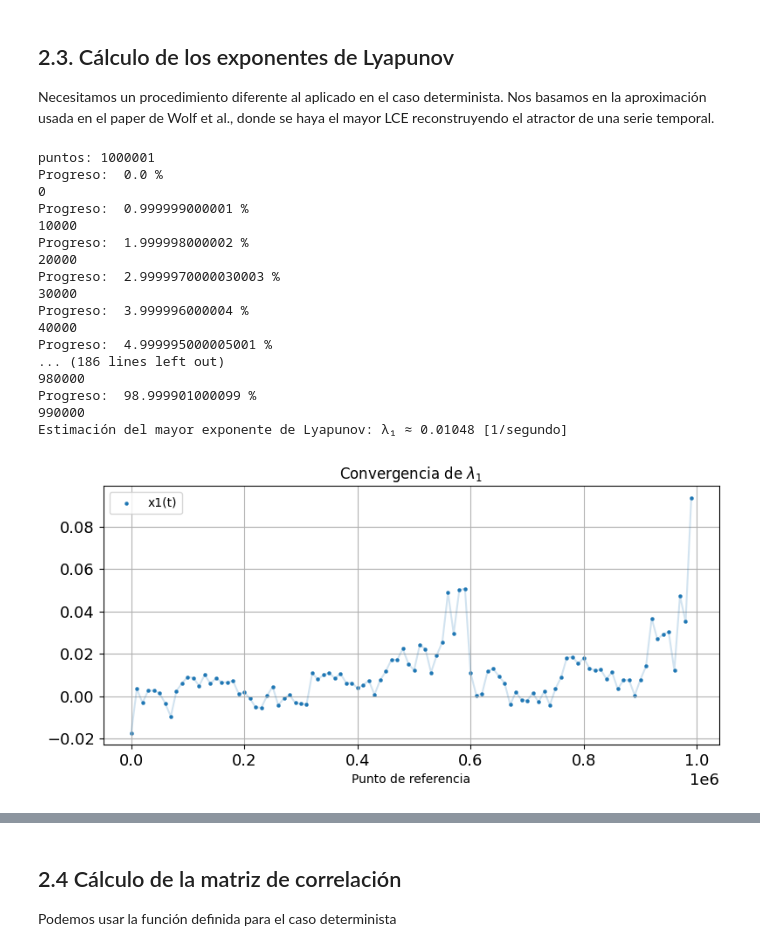
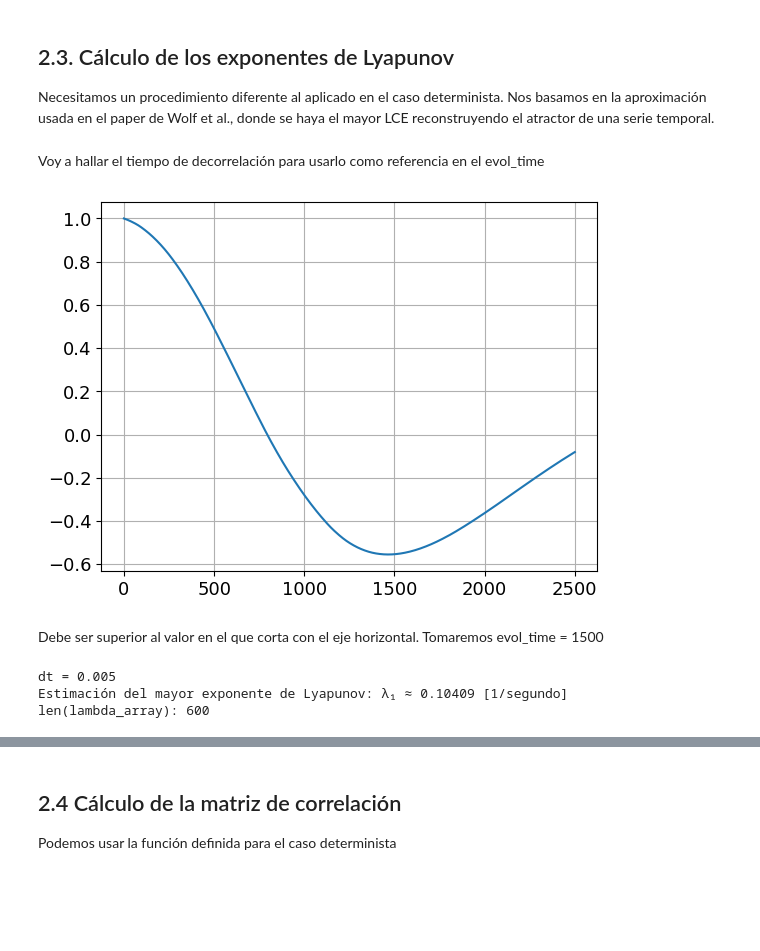
Before and after one commit to jenriquezafra/TFG, a Jupyter notebook: clasical_model.ipynb, the cells around one changed output, grey strips where cells are left out. Saved outputs shown, nothing was run; the diff lists cells and outputs as text; code cells hidden in the pictures; blank space fills up the shorter version.

```diff
--- a/clasical_model.ipynb
+++ b/clasical_model.ipynb
@@ -746,10 +763,23 @@ def estimate_LCE1_Wolf(data_4d, evol_time = 30, min_separation = 50, dt = 1.0, m
         lambda1 = 0
 
     return lambda1, lambda_estimates
+# %% [markdown]
+Voy a hallar el tiempo de decorrelación para usarlo como referencia en el evol_time
+# %%
+from statsmodels.tsa.stattools import acf
+autocorr = acf(data_4d[:,0],nlags=2500)
+plt.plot(autocorr)
+plt.grid(True)
+plt.show()
+# %% [output]
+[figure, added]
+# %% [markdown]
+Debe ser superior al valor en el que corta con el eje horizontal. Tomaremos evol_time = 1500
 # %%
 # lo aplicamos a nuestro sistema de 4 especies
 t = t_vals_EM_4esp
 dt = t[1] - t[0]
+print('dt =', dt)
 
 # definimos nuestro array de datos en R^4
 x1 = x_vals_EM_4esp[:,0]
@@ -760,13 +790,17 @@ x4 = x_vals_EM_4esp[:,3]
 data_4d = np.array([x1, x2, x3, x4]).T
 
 # Parámetros para el algoritmo
-evol_time = 50 #50         # número de pasos para evolución entre renormalizaciones
-min_sep = 5 #10           # separación mínima en el tiempo para evitar vecinos triviales
+evol_time = 5000         # número de pasos para evolución entre renormalizaciones
+min_sep = 1800            # separación mínima en el tiempo para evitar vecinos triviales
 max_rep = 5000       # máximo número de renormalizaciones
 
 # Podemos usar varios puntos de inicio para mejorar la estadística
-# start_indices = list(range(0, 5000, 50))
-start_indices = list(range(0, (len(data_4d)-evol_time), 10000))
+start_indices = list(range(0, (len(data_4d)-evol_time), 100))
+
+# tomo los valores intermedios
+in_i = int(len(data_4d)/5)
+in_f = int(len(data_4d) * 4/5)
+start_indices = list(range(in_i, in_f, 100))
 
 
 # estimamos lambda1
@@ -775,35 +809,8 @@ lambda1, lambda_array = estimate_LCE1_Wolf(data_4d, evol_time=evol_time,
                                 max_replacements=max_rep, start_indices=start_indices)
 
 print(f"Estimación del mayor exponente de Lyapunov: λ₁ ≈ {lambda1:.5f} [1/segundo]")
-
-# vemos su convergencia
-plt.figure(figsize=(8,4))
-plt.xlabel("Punto de referencia")
-plt.title(r"Convergencia de $\lambda_1$")
-# plt.xlim([0, t[-1]])
-# plt.ylim([np.min(lambda_array), np.max(lambda_array)])
-plt.scatter(start_indices, lambda_array, label='x1(t)', linewidths=0.2, marker = ".")
-plt.legend()
-plt.plot(start_indices, lambda_array, label='x1(t)', alpha = 0.2)
-plt.grid()
-plt.tight_layout()
-plt.show()
+print('len(lambda_array):', len(lambda_array))
 # %% [output]
-puntos: 1000001
-Progreso:  0.0 %
-0
-Progreso:  0.999999000001 %
-10000
-Progreso:  1.999998000002 %
-20000
-Progreso:  2.9999970000030003 %
-30000
-Progreso:  3.999996000004 %
-40000
-Progreso:  4.999995000005001 %
-... (186 lines left out)
-980000
-Progreso:  98.999901000099 %
-990000
-Estimación del mayor exponente de Lyapunov: λ₁ ≈ 0.01048 [1/segundo]
+dt = 0.005
+Estimación del mayor exponente de Lyapunov: λ₁ ≈ 0.10409 [1/segundo]
+len(lambda_array): 600
-[figure, removed]
```
Also changed, not shown: parts of 22 cells of this notebook, 1 other file.
